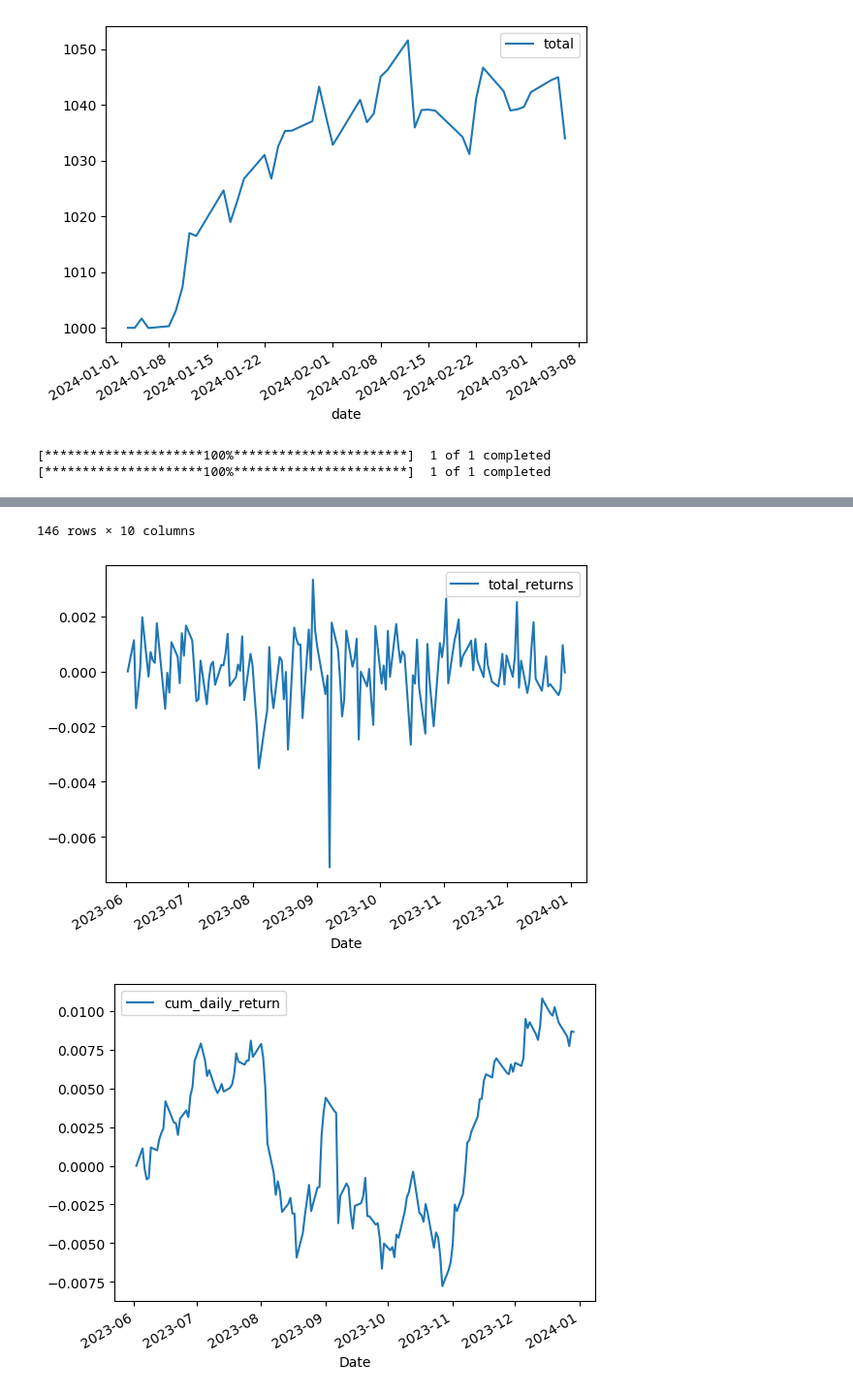
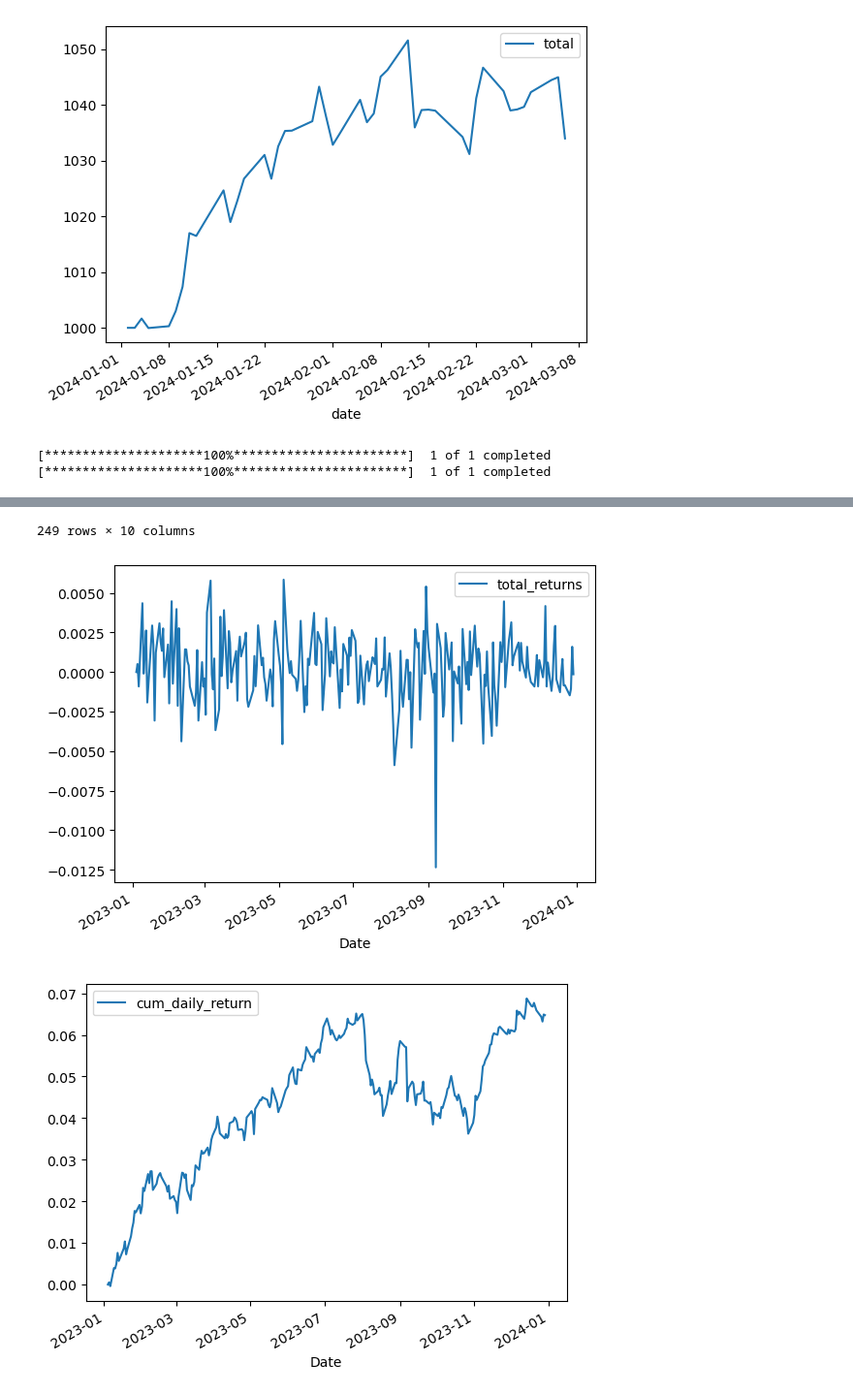
Before and after one commit to lucasdmoyer/two-dolla, a Jupyter notebook: mybacktester/mybacktester_snippits.ipynb, the cells around one changed output, grey strips where cells are left out. Shown at 97% size. Drawn from its saved outputs; the diff is of its cells as text; code cells hidden in the pictures.

```diff
--- a/mybacktester/mybacktester_snippits.ipynb
+++ b/mybacktester/mybacktester_snippits.ipynb
@@ -906,12 +958,12 @@ stock.plotBackTest()
 [*********************100%***********************]  1 of 1 completed
 [figure]
 # %%
-stock_T = Stock('T', start='2023-06-01',end='2024-01-01',initial_capital=100)
+stock_T = Stock('T', start='2023-01-01',end='2024-01-01',initial_capital=500)
 stock_T.addStrategy(stock_T.buyStock(1))
-stock_AAPL = Stock('AAPL', start='2023-06-01',end='2024-01-01',initial_capital=100)
+stock_AAPL = Stock('AAPL', start='2023-01-01',end='2024-01-01',initial_capital=500)
 stock_AAPL.addStrategy(stock_AAPL.buyStock(1))
 
-portfolio_instance = Portfolio(start='2023-06-01',end='2024-01-01', initial_capital=1000)
+portfolio_instance = Portfolio(start='2023-01-01',end='2024-01-01', initial_capital=1000)
 portfolio_instance.addStock(stock_T)
 portfolio_instance.addStock(stock_AAPL)
 
@@ -935,3 +987,3 @@ portfolio_instance.backtest(plot=True)
-146 rows × 10 columns
+249 rows × 10 columns
-[figure, old version]
+[figure, new version]
-[figure, old version]
+[figure, new version]
```
Also changed, not shown: parts of 9 cells of this notebook, 2 other files.
